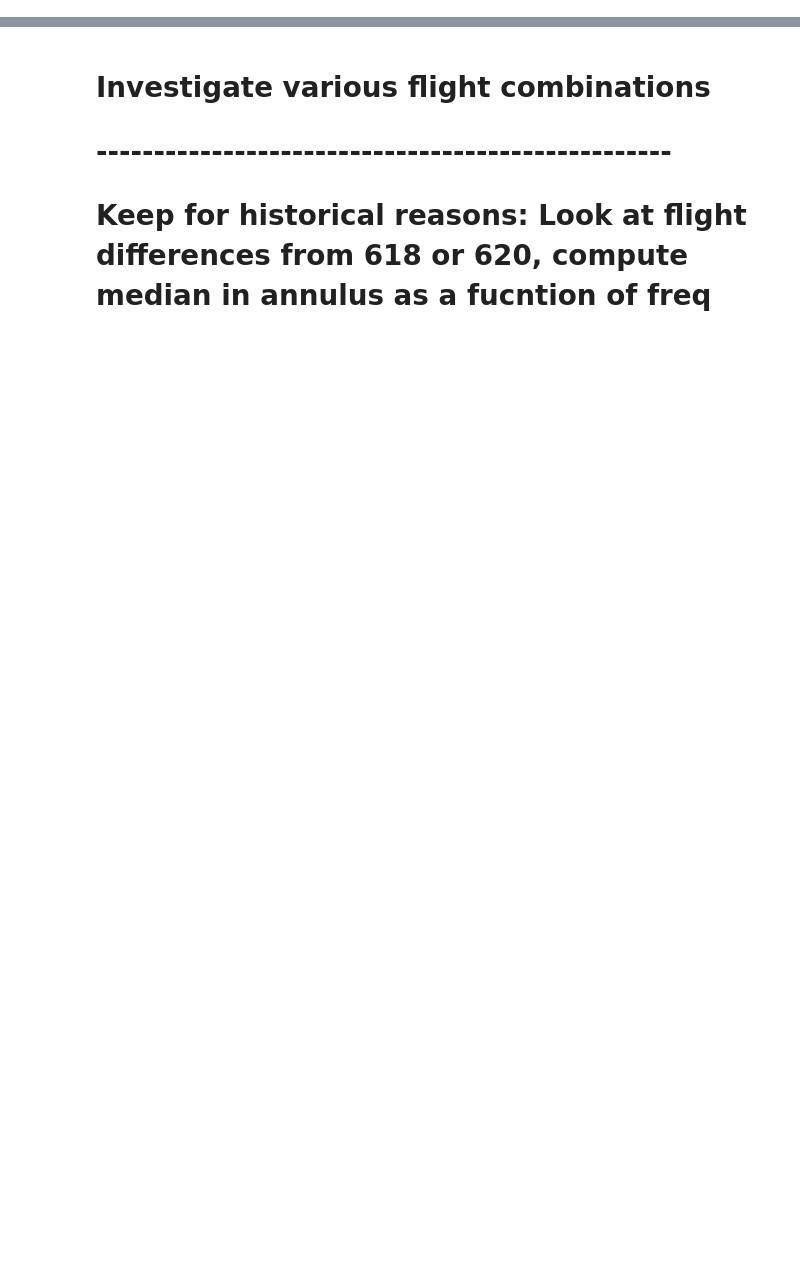
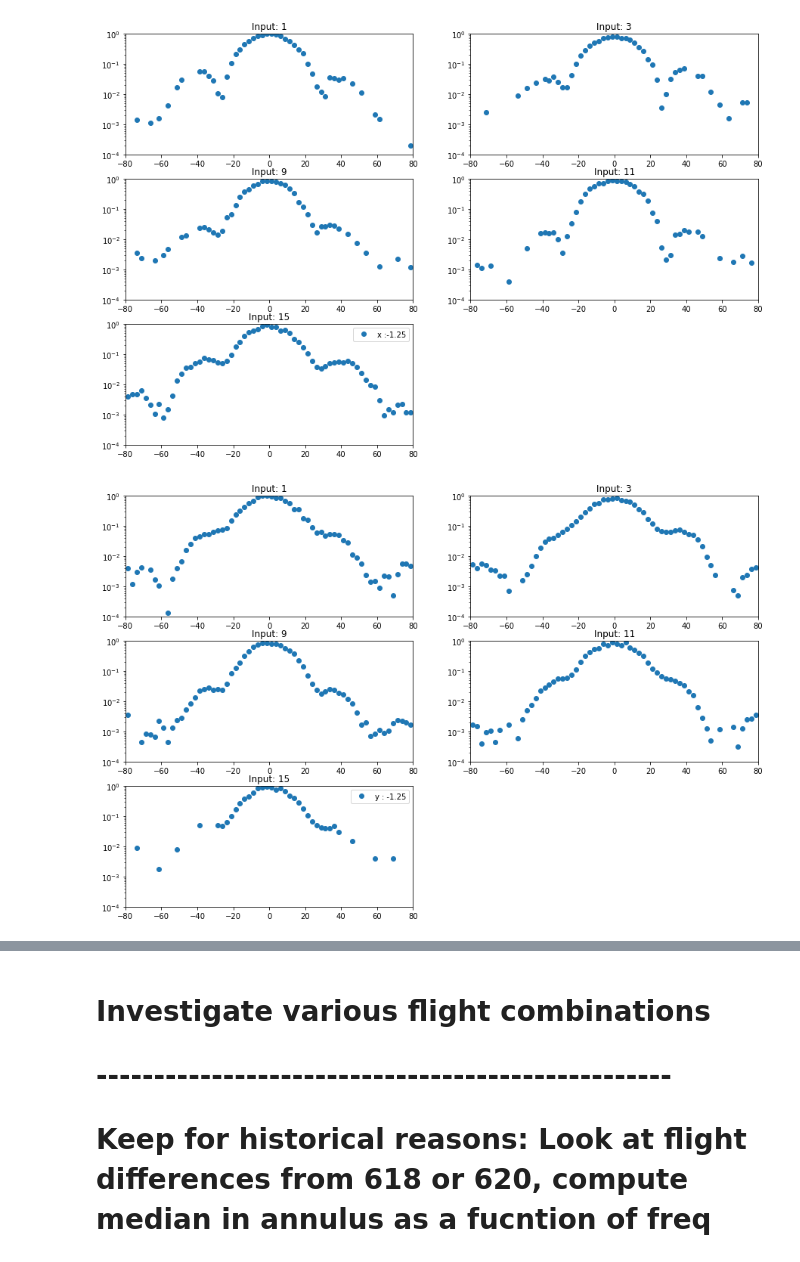
Before and after one commit to WrightLaboratory/newburghlabdrone, a Jupyter notebook: analysis/LBN_BeamClassAutofreq.ipynb, the cells around one changed output, grey strips where cells are left out. Drawn from its saved outputs; the diff is of its cells as text; code cells hidden in the pictures; blank space fills up the shorter version.

```diff
--- a/analysis/LBN_BeamClassAutofreq.ipynb
+++ b/analysis/LBN_BeamClassAutofreq.ipynb
@@ -160,0 +529,31 @@ Epolflights = ['620','648','649','535']
+# %%
+# MAPPS ::: take slice at x = 0
+xx = 0
+colx = get_slice(beam,beam.V_LC_operation[:,:,0,chind],xx,'x')
+
+fig = plt.figure(figsize=(15,10))
+for j, chind in enumerate(N_pols):
+    plt.subplot(3,2,j+1)
+    plt.semilogy(beam.y_centers_grid[:,colx,0],beam.V_LC_operation[colx,:,0,chind].T,'o',
+             label='x :'+str(beam.x_centers_grid[0,colx,0]))
+    plt.title('Input: '+str(chind))
+    plt.ylim(0.0001,1)
+    plt.xlim(-1*sz,sz)
+plt.legend()
+plt.show()
+
+xx = 0
+coly = get_slice(beam,beam.V_LC_operation[:,:,0,chind],xx,'y')
+fig = plt.figure(figsize=(15,10))
+for j, chind in enumerate(N_pols):
+    plt.subplot(3,2,j+1)
+    plt.semilogy(beam.x_centers_grid[coly,:,0],beam.V_LC_operation[:,coly,0,chind].T,'o',
+             label='y : '+str(beam.y_centers_grid[coly,0,0]))
+    plt.ylim(0.0001,1)
+    plt.xlim(-1*sz,sz)
+    plt.title('Input: '+str(chind))
+plt.legend()
+plt.show()
+# %% [output]
+[figure, added]
+[figure, added]
```
Also changed, not shown: parts of 22 cells of this notebook.
